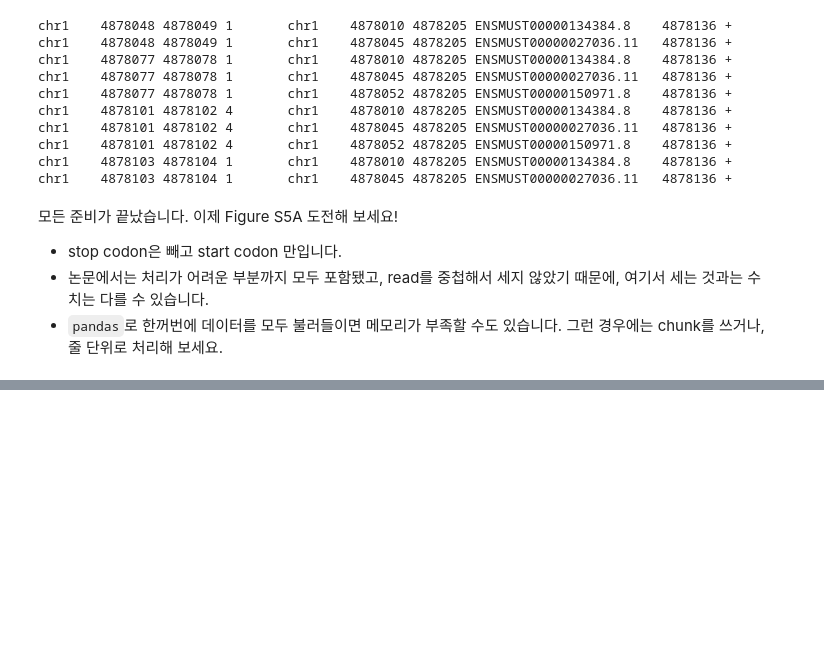
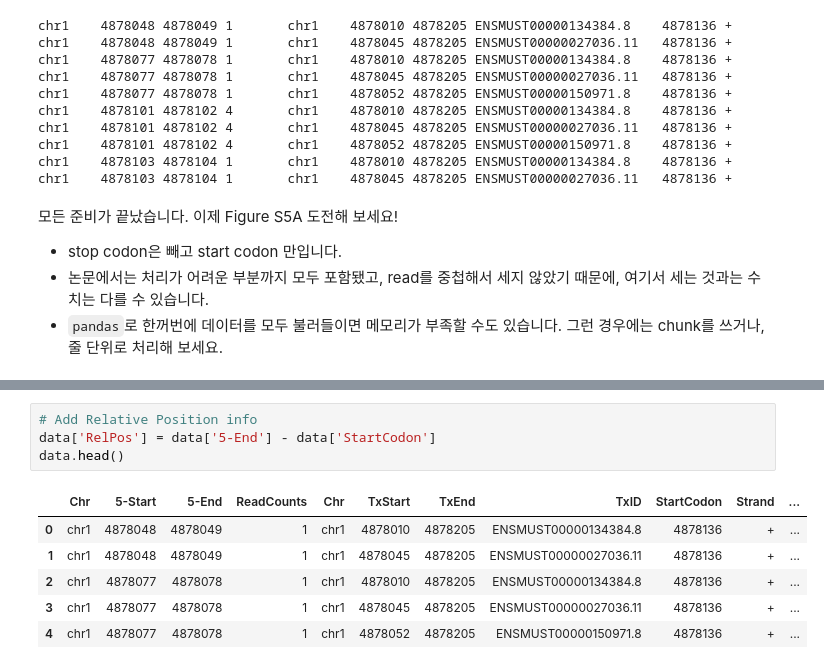
Before and after one commit to young5454/SNU-BI1, a Jupyter notebook: CoLab_TermProj_2024_2.ipynb, the cells around one changed output, grey strips where cells are left out. Cells and saved outputs as stored; diff of their text form; blank space fills up the shorter version.

```diff
--- a/CoLab_TermProj_2024_2.ipynb
+++ b/CoLab_TermProj_2024_2.ipynb
@@ -250,0 +264,11 @@ chr1    4878103 4878104 1       chr1    4878045 4878205 ENSMUST00000027036.11
+# %%
+# Add Relative Position info
+data['RelPos'] = data['5-End'] - data['StartCodon']
+data.head()
+# %% [output]
+|  | Chr | 5-Start | 5-End | ReadCounts | Chr | TxStart | TxEnd | TxID | StartCodon | Strand | ... |
+| 0 | chr1 | 4878048 | 4878049 | 1 | chr1 | 4878010 | 4878205 | ENSMUST00000134384.8 | 4878136 | + | ... |
+| 1 | chr1 | 4878048 | 4878049 | 1 | chr1 | 4878045 | 4878205 | ENSMUST00000027036.11 | 4878136 | + | ... |
+| 2 | chr1 | 4878077 | 4878078 | 1 | chr1 | 4878010 | 4878205 | ENSMUST00000134384.8 | 4878136 | + | ... |
+| 3 | chr1 | 4878077 | 4878078 | 1 | chr1 | 4878045 | 4878205 | ENSMUST00000027036.11 | 4878136 | + | ... |
+| 4 | chr1 | 4878077 | 4878078 | 1 | chr1 | 4878052 | 4878205 | ENSMUST00000150971.8 | 4878136 | + | ... |
```
Also changed, not shown: parts of 3 cells of this notebook.
